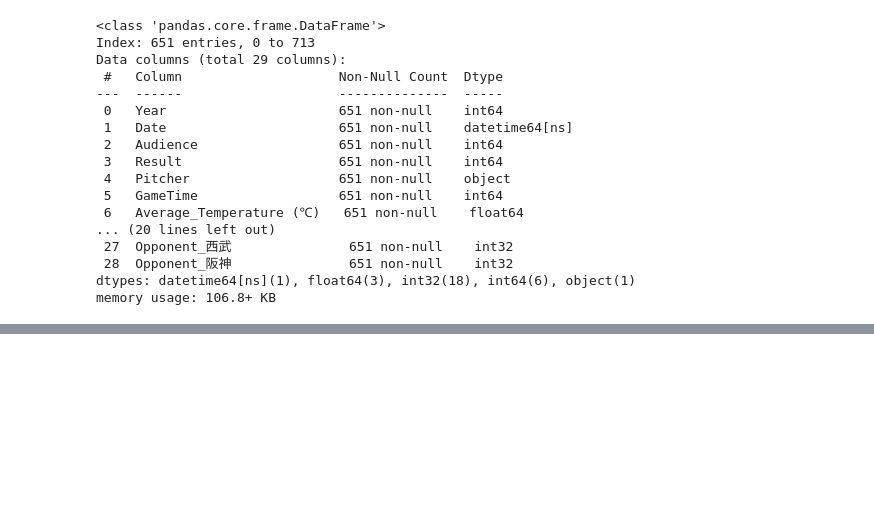
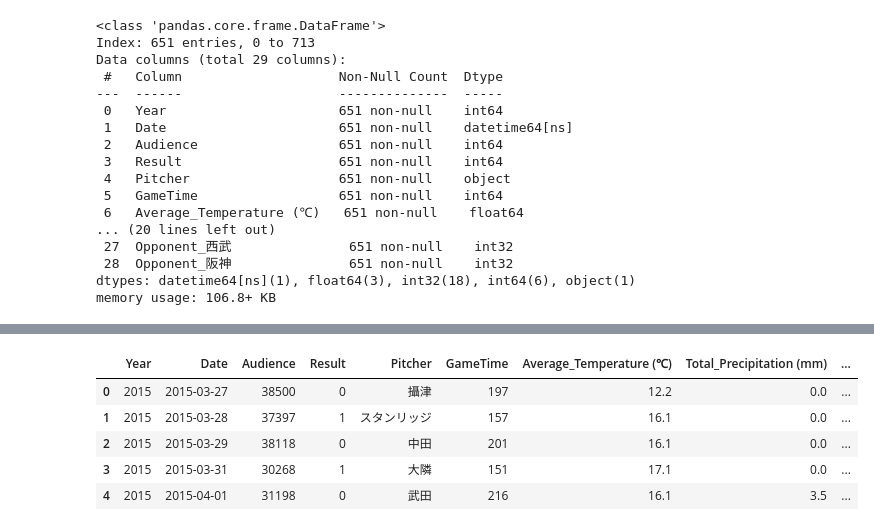
Before and after one commit to Doi-Ryota/NumberOfSpectatorsPrediction, a Jupyter notebook: notebook/02_data_preprocessing.ipynb, the cells around one changed output, grey strips where cells are left out. Saved outputs shown, nothing was run; the diff lists cells and outputs as text; code cells hidden in the pictures; blank space fills up the shorter version.

```diff
--- a/notebook/02_data_preprocessing.ipynb
+++ b/notebook/02_data_preprocessing.ipynb
@@ -193,3 +193,12 @@ df_preprocessed.describe()
 | std | 2.886142 | NaN | 12097.404856 | 0.481966 | 27.894334 | 4.853749 | 19.184263 | ... |
 # %%
 save_to_csv(df_preprocessed, r"..\data\df_preprocessed.csv")
+# %%
+df_preprocessed.head()
+# %% [output]
+|  | Year | Date | Audience | Result | Pitcher | GameTime | Average_Temperature (℃) | Total_Precipitation (mm) | ... |
+| 0 | 2015 | 2015-03-27 | 38500 | 0 | 攝津 | 197 | 12.2 | 0.0 | ... |
+| 1 | 2015 | 2015-03-28 | 37397 | 1 | スタンリッジ | 157 | 16.1 | 0.0 | ... |
+| 2 | 2015 | 2015-03-29 | 38118 | 0 | 中田 | 201 | 16.1 | 0.0 | ... |
+| 3 | 2015 | 2015-03-31 | 30268 | 1 | 大隣 | 151 | 17.1 | 0.0 | ... |
+| 4 | 2015 | 2015-04-01 | 31198 | 0 | 武田 | 216 | 16.1 | 3.5 | ... |
```
Also changed, not shown: 1 other file.
